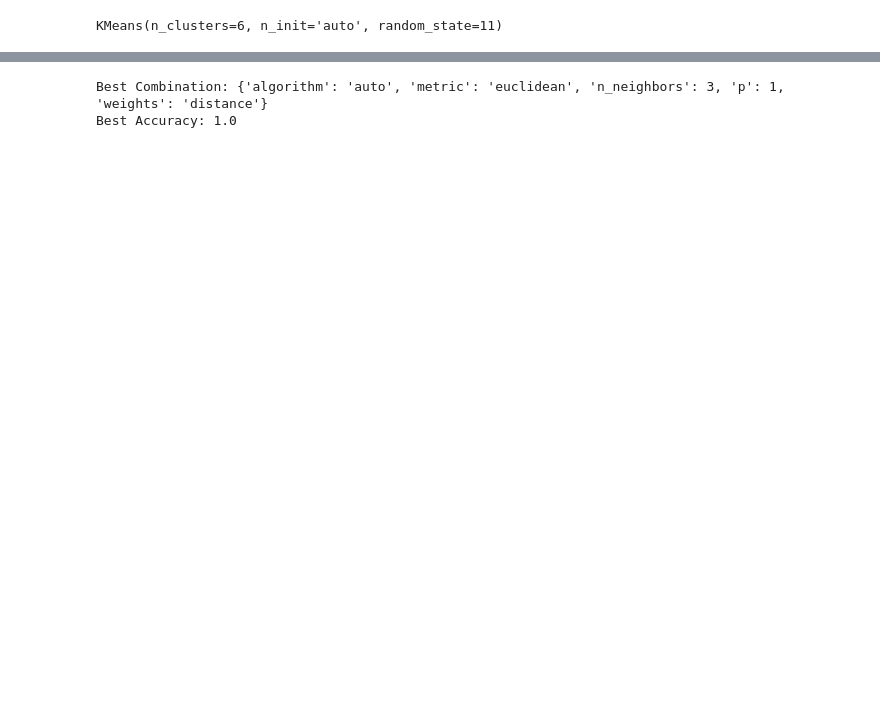
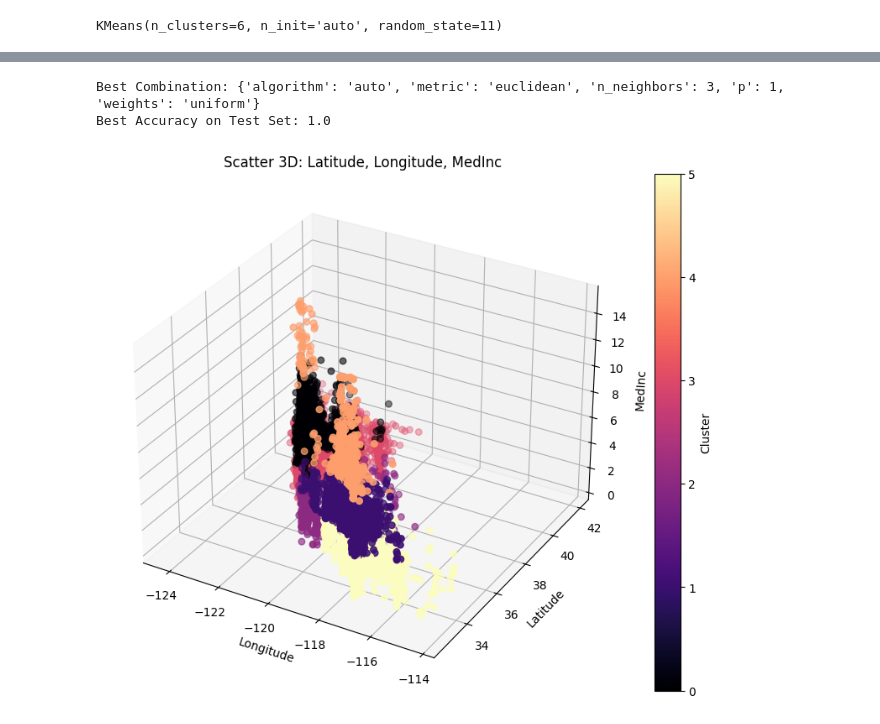
Before and after one commit to Yakondra/Yakondra-Unsupervised-learning, a Jupyter notebook: src/Unsupervised.ipynb, the cells around one changed output, grey strips where cells are left out. Drawn from its saved outputs; the diff is of its cells as text; code cells hidden in the pictures; blank space fills up the shorter version.

```diff
--- a/src/Unsupervised.ipynb
+++ b/src/Unsupervised.ipynb
@@ -125,28 +164,49 @@ array([5, 1, 3, ..., 5, 1, 5], dtype=int32)
+# %%
+from sklearn.model_selection import ParameterGrid
+
+hyperparam  = {
+    'n_neighbors':[3, 5, 7],
+    'weights': ['uniform', 'distance'],
+    'p': [1, 2],
+    'algorithm': ['auto', 'ball_tree', 'kd_tree', 'brute'],
+    'metric':['euclidean', "manhattan","cityblock","minkowski"]
+}
 # %%
-# from sklearn.model_selection import ParameterGrid
-# best_accuracy = 0
-# best_combination = None
+# Inicializar variables para el mejor modelo
+best_accuracy = 0
+best_combination = None
 
-# param_grid  = {
-#     'n_neighbors':[3, 5, 7],
-#     'weights': ['uniform', 'distance'],
-#     'p': [1, 2],
-#     'algorithm': ['auto', 'ball_tree', 'kd_tree', 'brute'],
-#     'metric':['euclidean', "manhattan","cityblock","minkowski"]
-# }
+# Bucle de búsqueda en cuadrícula
+for combination in ParameterGrid(hyperparam):
+    model = KNeighborsClassifier(**combination)
+    model.fit(X_train, y_train)
+    y_pred = model.predict(X_test)  # Predicciones en el conjunto de prueba
+    acc = accuracy_score(y_test, y_pred)  # Evaluar en el conjunto de prueba
 
-# for combination in ParameterGrid(param_grid):
-#     model = KNeighborsClassifier(**combination)
-#     model.fit(X_train, y_train)
-#     y_pred = model.predict(X_train)
-#     acc = accuracy_score(y_train, y_pred)
+    if acc > best_accuracy:
+        best_accuracy = acc
+        best_combination = combination
 
-#     if acc > best_accuracy:
-#         best_accuracy = acc
-#         best_combination = combination
-
-# print("Best Combination:", best_combination)
-# print("Best Accuracy:", best_accuracy)
+print("Best Combination:", best_combination)
+print("Best Accuracy on Test Set:", best_accuracy)
 # %% [output]
-Best Combination: {'algorithm': 'auto', 'metric': 'euclidean', 'n_neighbors': 3, 'p': 1, 'weights': 'distance'}
-Best Accuracy: 1.0
+Best Combination: {'algorithm': 'auto', 'metric': 'euclidean', 'n_neighbors': 3, 'p': 1, 'weights': 'uniform'}
+Best Accuracy on Test Set: 1.0
+# %%
+# Create figure for 3D graphic
+
+plt.figure(figsize=(10, 8))
+ax = plt.subplot(111, projection='3d')
+
+ax.scatter(X_train['Longitude'], X_train['Latitude'], X_train['MedInc'], c= X_train['cluster'], cmap= 'magma', s= 30)
+
+plt.colorbar(ax.collections[0]).set_label('Cluster')
+
+ax.set_xlabel('Longitude')
+ax.set_ylabel('Latitude')
+ax.set_zlabel('MedInc')
+ax.set_title('Scatter 3D: Latitude, Longitude, MedInc')
+
+plt.show()
+# %% [output]
+[figure, added]
```
Also changed, not shown: parts of 23 cells of this notebook, 2 other files.
